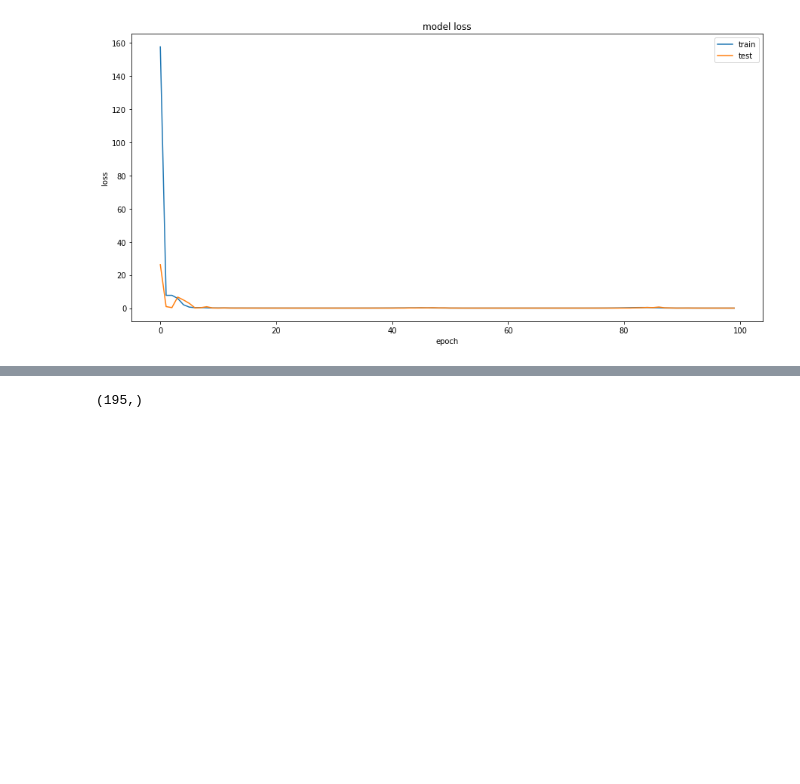
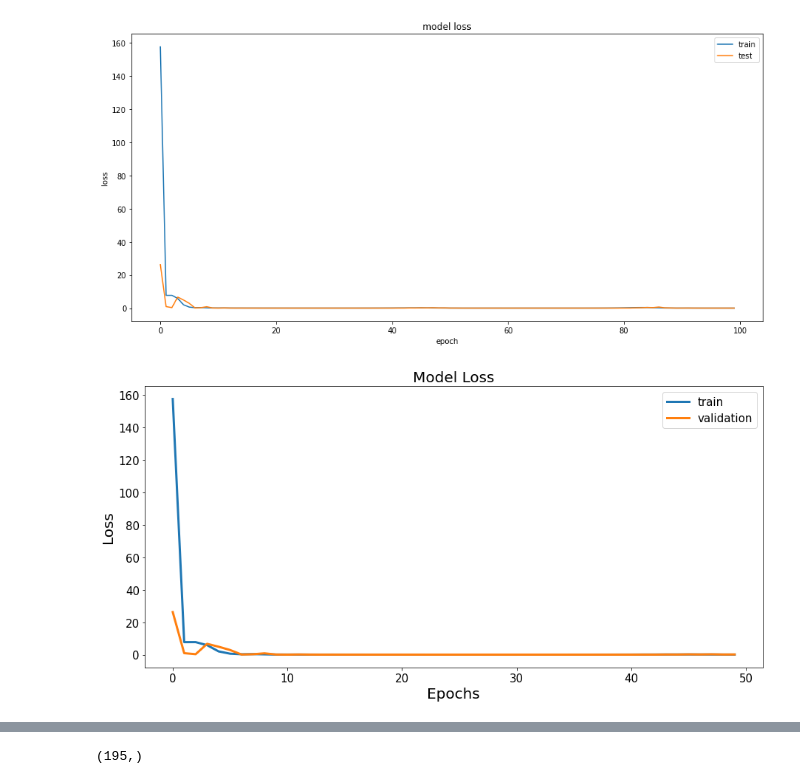
Before and after one commit to gitwetguy/Robotic-Arm-PHM, a Jupyter notebook: 02-2_Training_for_tcnae.ipynb, the cells around one changed output, grey strips where cells are left out. Saved outputs shown, nothing was run; the diff lists cells and outputs as text; code cells hidden in the pictures; blank space fills up the shorter version.

```diff
--- a/02-2_Training_for_tcnae.ipynb
+++ b/02-2_Training_for_tcnae.ipynb
@@ -315,3 +315,16 @@ Epoch 99/100
 Epoch 100/100
 5/5 - 0s - loss: 0.0041 - val_loss: 0.0234 - 122ms/epoch - 24ms/step
 [figure]
+# %%
+plt.plot(history.history['loss'][:50],linewidth=3)
+plt.plot(history.history['val_loss'][:50],linewidth=3)
+plt.title('Model Loss',fontsize=20)
+plt.ylabel('Loss',fontsize=20)
+plt.xlabel('Epochs',fontsize=20)
+plt.xticks(fontsize=15)
+plt.yticks(fontsize=15)
+plt.legend(['train', 'validation'], loc='upper right',fontsize=15)
+plt.savefig("Training history.jpg")
+plt.show()
+# %% [output]
+[figure, added]
```
Also changed, not shown: parts of 3 cells of this notebook, 2 other files.
